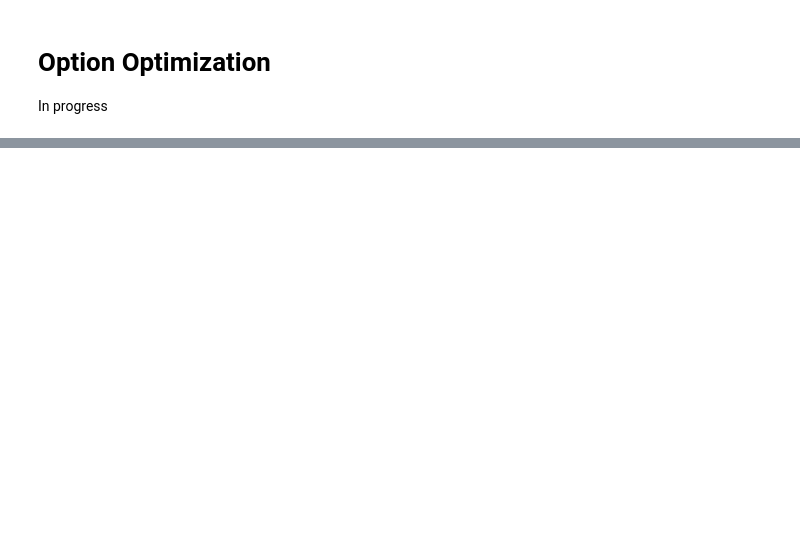
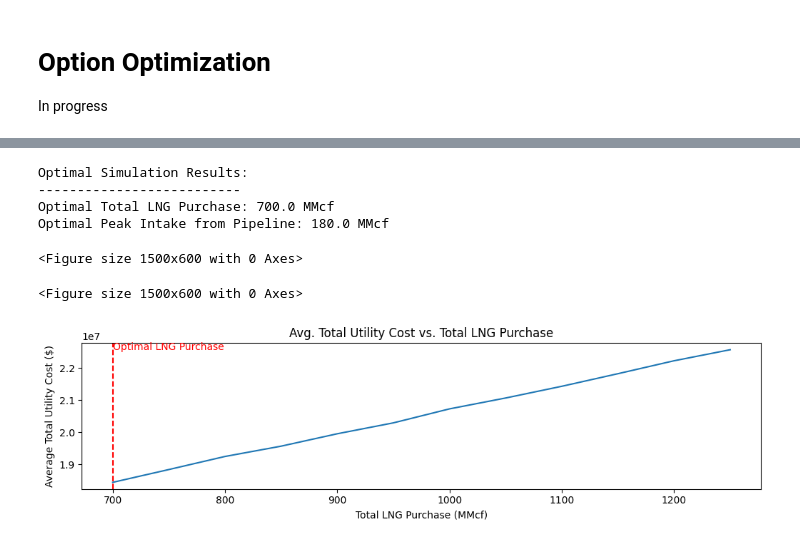
Before and after one commit to EricChi551/Eric-Chi-personal-repo, a Jupyter notebook: CaLNG_demand_with_option.ipynb, the cells around one changed output, grey strips where cells are left out. Cells and saved outputs as stored; diff of their text form; code cells hidden in the pictures; blank space fills up the shorter version.

```diff
--- a/CaLNG_demand_with_option.ipynb
+++ b/CaLNG_demand_with_option.ipynb
@@ -268,3 +268,8 @@ Total cost if average draw daily: $12,188,000
 # %% [markdown]
 # Option Optimization
 In progress
+# %%
+# Simulation parameters
+num_draws = 5000
+total_lng_range = range(700, 1300, 50)
+peak_intake_from_pipeline_range = range(170, 200, 5)
@@ -331,0 +299,18 @@ plt.show()
+# %%
+# Convert results to DataFrame for analysis
+results_df = pd.DataFrame(cost_stat_list)
+# %%
+# Find optimal values for total_LNG and peak_intake_from_pipeline
+optimal_scenario = results_df.loc[results_df['total_utility_cost'].idxmin()]
+optimal_total_lng = optimal_scenario['total_lng_purchase']
+optimal_peak_intake = optimal_scenario['peak_intake_from_pipeline']
+# %%
+print("Optimal Simulation Results:")
+print("--------------------------")
+print(f"Optimal Total LNG Purchase: {optimal_total_lng} MMcf")
+print(f"Optimal Peak Intake from Pipeline: {optimal_peak_intake} MMcf")
+# %% [output]
+Optimal Simulation Results:
+--------------------------
+Optimal Total LNG Purchase: 700.0 MMcf
+Optimal Peak Intake from Pipeline: 180.0 MMcf
@@ -331,0 +320,23 @@ plt.show()
+# %%
+# Filtering data for plots
+plot_data_lng = results_df[results_df['peak_intake_from_pipeline'] == optimal_peak_intake]
+plot_data_peak = results_df[results_df['total_lng_purchase'] == optimal_total_lng]
+# %%
+# Plotting
+plt.figure(figsize=(15, 6))
+# %% [output]
+<Figure size 1500x600 with 0 Axes>
+<Figure size 1500x600 with 0 Axes>
+# %%
+# Plot 1: Average Total Utility Cost vs. Total LNG Purchase
+plt.subplot(1, 2, 1)
+sns.lineplot(x='total_lng_purchase', y='total_utility_cost', data=plot_data_lng)
+plt.title('Avg. Total Utility Cost vs. Total LNG Purchase')
+plt.xlabel('Total LNG Purchase (MMcf)')
+plt.ylabel('Average Total Utility Cost ($)')
+plt.axvline(optimal_total_lng, color='red', linestyle='--')
+plt.text(optimal_total_lng, plot_data_lng['total_utility_cost'].max(), 'Optimal LNG Purchase', color='red')
+plt.tight_layout()
+plt.show()
+# %% [output]
+[figure, added]
```
Also changed, not shown: parts of 6 cells of this notebook.
